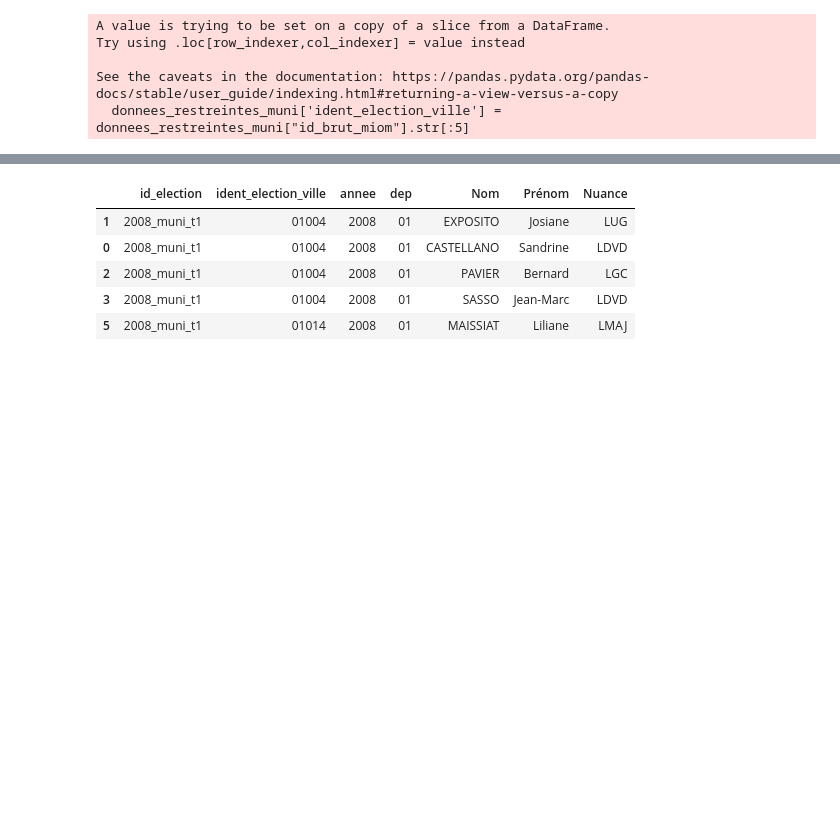
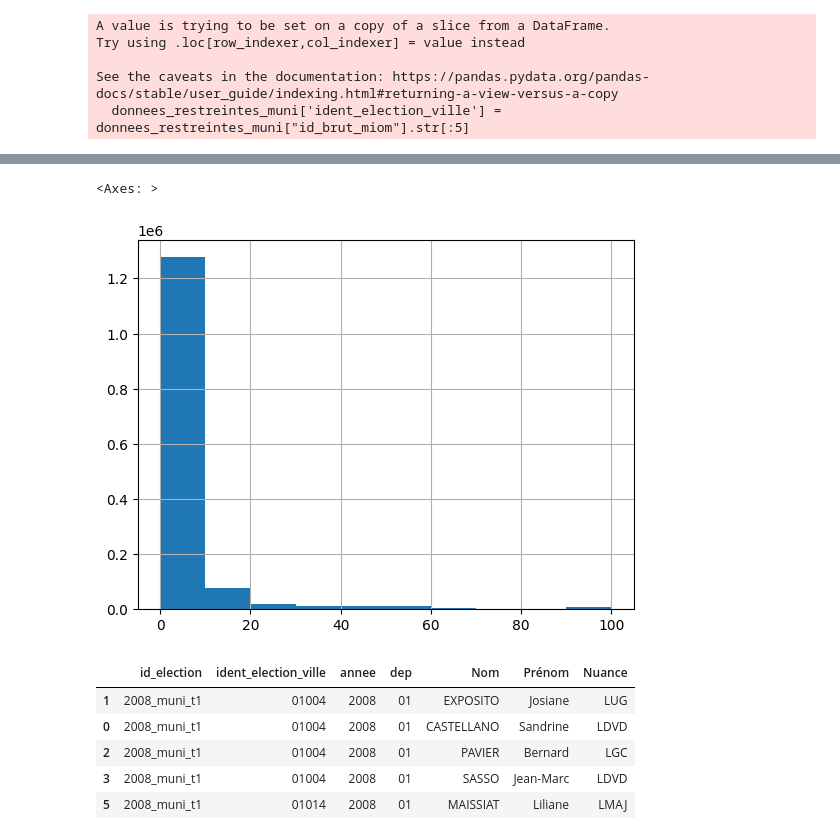
Before and after one commit to xdalp/projet3A, a Jupyter notebook: vote.ipynb, the cells around one changed output, grey strips where cells are left out. Drawn from its saved outputs; the diff is of its cells as text; code cells hidden in the pictures; blank space fills up the shorter version.

```diff
--- a/vote.ipynb
+++ b/vote.ipynb
@@ -223,3 +223,8 @@ donnees_muni_long.head()
+# %%
+donnees_muni_long['voix_pct'].hist()
+# %% [output]
+<Axes: >
+[figure, added]
 # %%
 #on prépare la suite en créant un fichier listant les têtes de liste des municipales et leur couleur politique
 liste_candidats_nuance_muni = (
```
Also changed, not shown: parts of 26 cells of this notebook, 1 other file.
